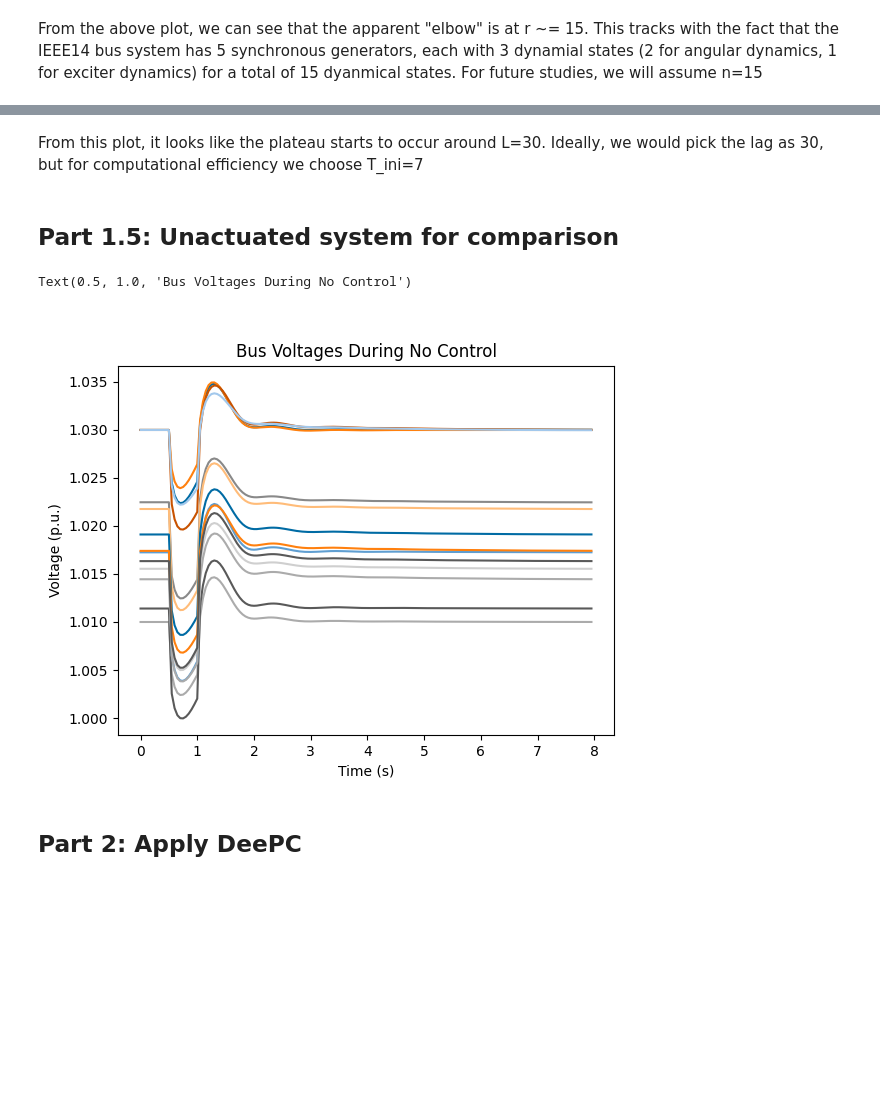
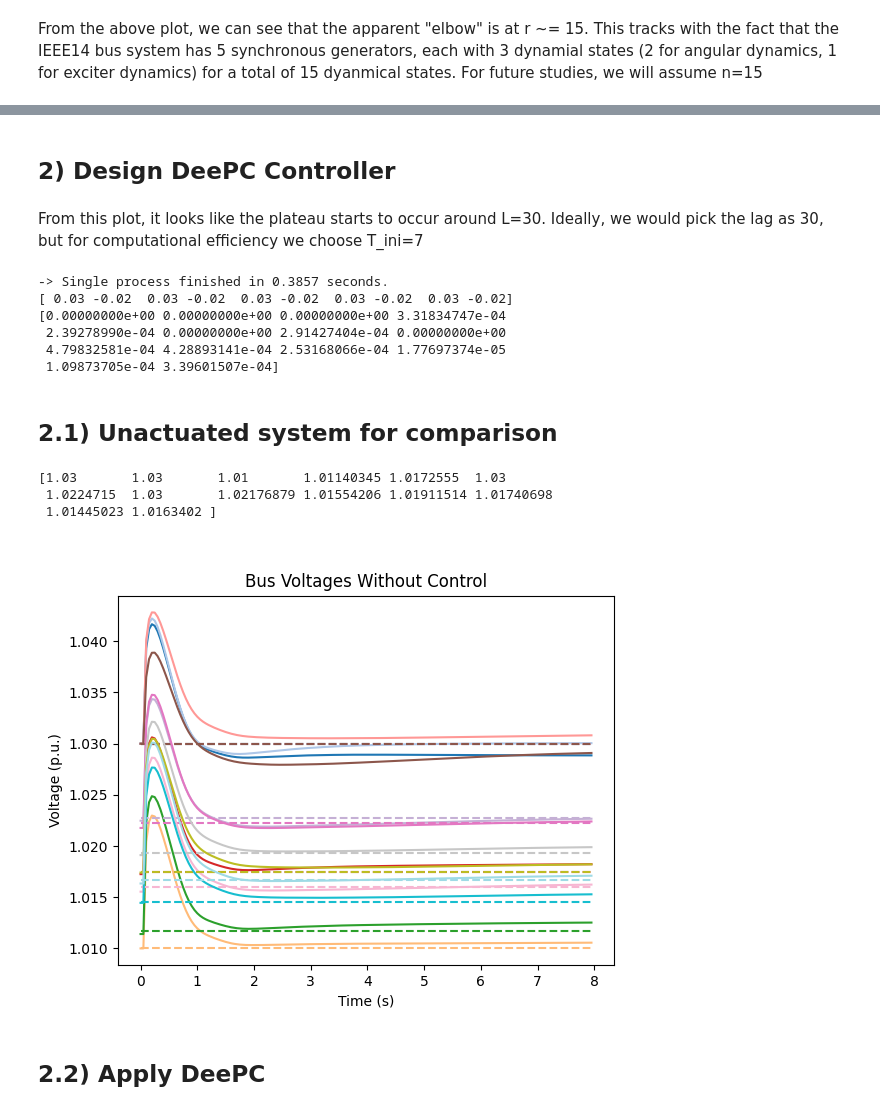
Before and after one commit to ryancalizadeh/EECE571, a Jupyter notebook: TermProject_v1.ipynb, the cells around one changed output, grey strips where cells are left out. Drawn from its saved outputs; the diff is of its cells as text; code cells hidden in the pictures; blank space fills up the shorter version.

```diff
--- a/TermProject_v1.ipynb
+++ b/TermProject_v1.ipynb
@@ -53,12 +53,12 @@ t_data_collection = np.arange(
 # Control parameters
 N = 5											# Prediction horizon for DeepC and MPC
 p = data_sys.Bus.Vn.n    						# Number of outputs (one per bus)
-num_controllable_loads = data_sys.PQ.Vn.n		# Number of controllable loads
+num_controllable_loads = 5						# Number of controllable loads
 m = num_controllable_loads * 2					# Number of inputs (P and Q per controllable load)
-controllable_loads = data_sys.PQ.idx.v
+controllable_loads = data_sys.PQ.idx.v[:num_controllable_loads]  # Indices of controllable loads
 
-Q = np.eye(p) * 10		# Input penalty matrix for MPC
-R = np.eye(m) * 0.1		# Output penalty matrix for MPC
+Q = np.eye(p) * 1e6		# Output penalty matrix for MPC
+R = np.eye(m) * 0.1		# Input penalty matrix for MPC
 # %% [markdown]
 ## 1) Collect IO dataset
 # %%
@@ -218,3 +243,5 @@ Text(0.5, 1.0, 'Minimum Singular Value vs Hankel Window Length')
+# %% [markdown]
+## 2) Design DeePC Controller
 # %% [markdown]
 From this plot, it looks like the plateau starts to occur around L=30. Ideally, we would pick the lag as 30, but for computational efficiency we choose T_ini=7
 # %%
@@ -248,6 +275,30 @@ lambda_g = 200
 # Init optimization variable
 g_var = cp.Variable((T-T_ini-N+1, 1))
 sigma = cp.Variable((p * T_ini, 1))
+# %%
+# Find equilibrium voltages when real power draw is increased by 0.02 p.u. at all controllable loads
+andes.config_logger(stream_level=50)
+step_sys = andes.run('ieee14_step.xlsx', default_config=True)
+
+PQ_ref = np.zeros(m)
+
+PQ_ref[::2] = step_sys.PQ.Ppf.v.copy()[:num_controllable_loads]
+PQ_ref[1::2] = step_sys.PQ.Qpf.v.copy()[:num_controllable_loads]
+
+u_ref = PQ_ref - PQ_base
+
+voltage_ref = step_sys.Bus.v.v.copy()
+y_ref = voltage_ref - y_base
+
+print(u_ref)
+print(y_ref)
+# %% [output]
+-> Single process finished in 0.3857 seconds.
+[ 0.03 -0.02  0.03 -0.02  0.03 -0.02  0.03 -0.02  0.03 -0.02]
+[0.00000000e+00 0.00000000e+00 0.00000000e+00 3.31834747e-04
+ 2.39278990e-04 0.00000000e+00 2.91427404e-04 0.00000000e+00
+ 4.79832581e-04 4.28893141e-04 2.53168066e-04 1.77697374e-05
+ 1.09873705e-04 3.39601507e-04]
 # %%
 def deepc_control(y_ini, u_ini):
 	constraints = []
@@ -280,7 +337,7 @@ def deepc_control(y_ini, u_ini):
 		print("DeePC problem is infeasible.")
 		return np.zeros((m,1))  # Fallback control input if problem is infeasible
 # %% [markdown]
-## Part 1.5: Unactuated system for comparison
+## 2.1) Unactuated system for comparison
 # %%
 # Setup Simulation:
 andes.config_logger(stream_level=50)
@@ -319,7 +376,7 @@ for i, t in enumerate(t_test[:-1]):
 	ys_test[i, :] = test_sys.Bus.v.v.copy()
 
 	# Update us, u_ini
-	us_test[i, :] = PQ_base
+	us_test[i, :] = PQ_base + u_ref
 
 	# Apply inputs
 	for j, load_idx in enumerate(controllable_loads):
@@ -338,20 +395,37 @@ us_test[-1, :] = us_test[-1, :].copy()
 # Clear output. I can't figure out how to suppress the loading bar so this is a workaround.
 from IPython.display import clear_output
 clear_output()
+# %%
+print(ys_test[1, :])
+# %% [output]
+[1.03       1.03       1.01       1.01140345 1.0172555  1.03
+ 1.0224715  1.03       1.02176879 1.01554206 1.01911514 1.01740698
+ 1.01445023 1.0163402 ]
 # %%
 # Visualize voltage at each bus over the simulation
+# Get a list of p distinct colours
+cmap = plt.get_cmap('tab20')
+colours = cmap(np.linspace(0, 1, p))
+
 fig6, ax6 = plt.subplots()
-for bus_idx in range(data_sys.Bus.n):
-	ax6.plot(t_test, ys_test[:, bus_idx], label=f'Bus {bus_idx+1} Voltage')
+for bus_idx in range(0, data_sys.Bus.n):
+
+	ax6.plot(t_test, ys_test[:, bus_idx], label=f'Bus {bus_idx+1} Voltage', color=colours[bus_idx])
+
+	# Plot reference voltage
+	ax6.hlines(y_ref[bus_idx] + y_base[bus_idx], xmin=t_test[0], xmax=t_test[-1], color=colours[bus_idx], linestyles='dashed')
 
 ax6.set_xlabel('Time (s)')
 ax6.set_ylabel('Voltage (p.u.)')
-ax6.set_title('Bus Voltages During No Control')
+ax6.set_title('Bus Voltages Without Control')
+# ax6.legend()
+
+# Save figure
+fig6.savefig('bus_voltages_no_control.png', dpi=300)
 # %% [output]
-Text(0.5, 1.0, 'Bus Voltages During No Control')
-[figure, old version]
+[figure, new version]
 # %% [markdown]
-## Part 2: Apply DeePC
+## 2.2) Apply DeePC
 # %%
 # Setup Simulation:
 andes.config_logger(stream_level=50)
```
Also changed, not shown: parts of 11 cells of this notebook, 5 other files.
